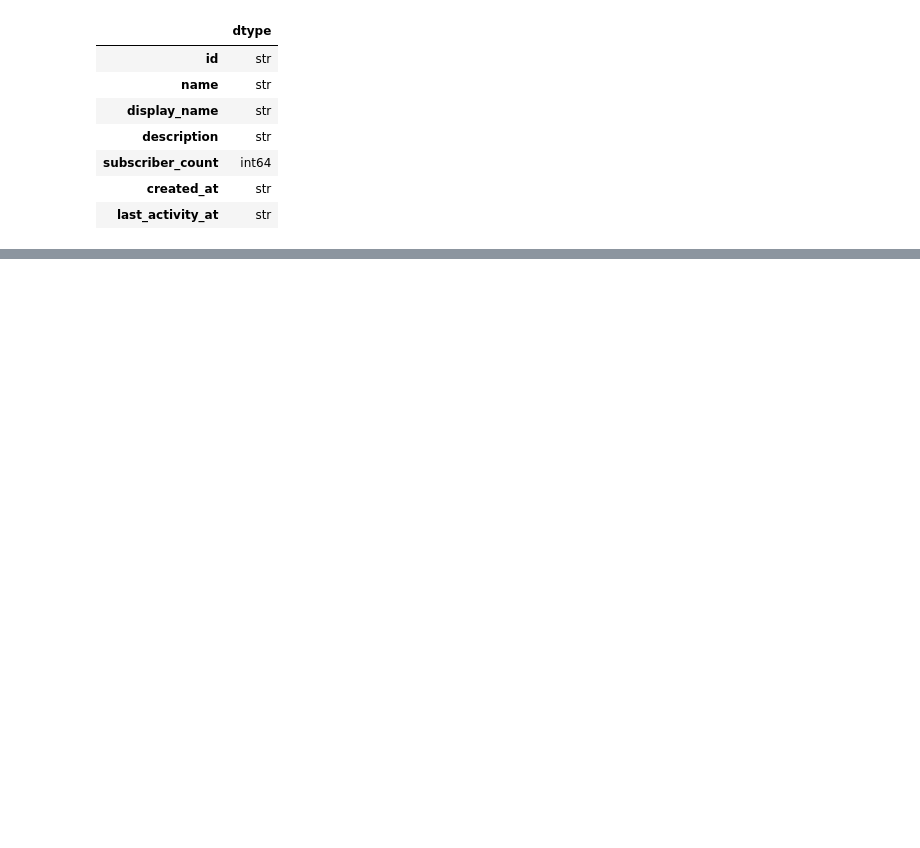
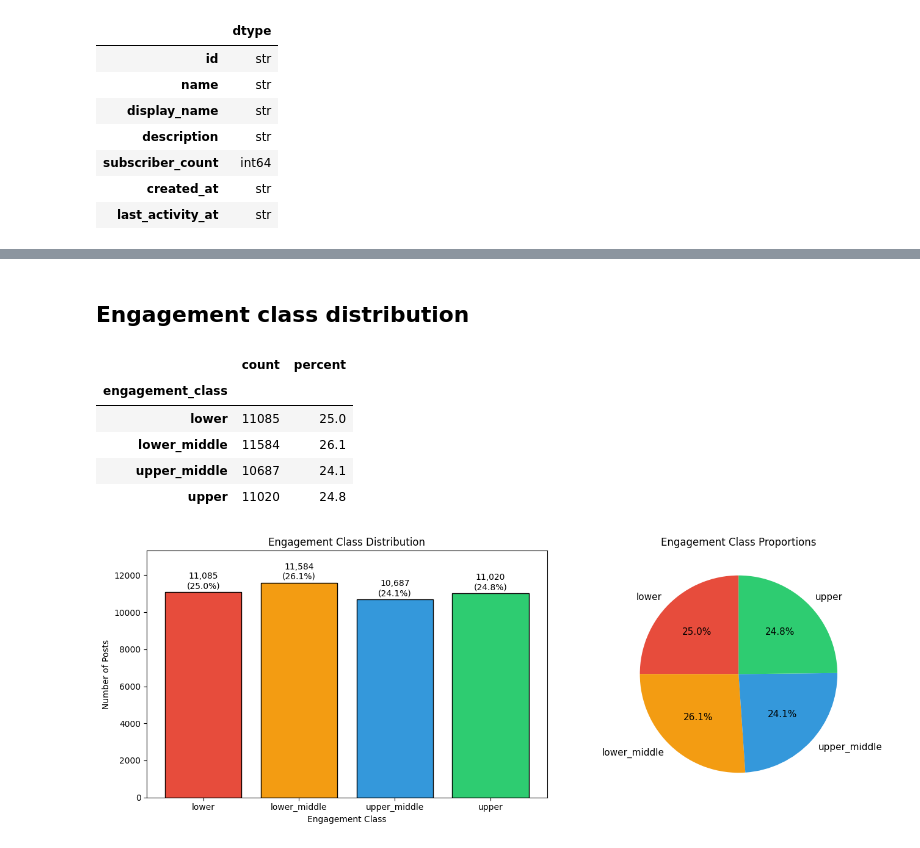
Before and after one commit to NeagDolph/CS4120_moltbook_sentiment_analysis, a Jupyter notebook: notebooks/moltbook_eda.ipynb, the cells around one changed output, grey strips where cells are left out. Saved outputs shown, nothing was run; the diff lists cells and outputs as text; code cells hidden in the pictures; blank space fills up the shorter version.

```diff
--- a/notebooks/moltbook_eda.ipynb
+++ b/notebooks/moltbook_eda.ipynb
@@ -265,0 +376,38 @@ submolts shape: (12209, 7)
+# %% [markdown]
+## Engagement class distribution
+# %%
+class_order = ["lower", "lower_middle", "upper_middle", "upper"]
+class_counts = prep["engagement_class"].value_counts().reindex(class_order)
+class_pct = (class_counts / len(prep) * 100).round(1)
+
+summary_df = pd.DataFrame({"count": class_counts, "percent": class_pct})
+display(summary_df)
+
+colors = ["#e74c3c", "#f39c12", "#3498db", "#2ecc71"]
+
+fig, axes = plt.subplots(1, 2, figsize=(14, 5))
+
+axes[0].bar(class_order, class_counts, color=colors, edgecolor="black")
+for i, (cnt, pct) in enumerate(zip(class_counts, class_pct)):
+    axes[0].text(i, cnt + 200, f"{cnt:,}\n({pct}%)", ha="center", fontsize=10)
+axes[0].set_xlabel("Engagement Class")
+axes[0].set_ylabel("Number of Posts")
+axes[0].set_title("Engagement Class Distribution")
+axes[0].set_ylim(0, class_counts.max() * 1.15)
+
+axes[1].pie(
+    class_counts, labels=class_order, colors=colors,
+    autopct="%1.1f%%", startangle=90, textprops={"fontsize": 11},
+)
+axes[1].set_title("Engagement Class Proportions")
+
+plt.tight_layout()
+plt.show()
+# %% [output]
+|  | count | percent |
+| engagement_class |  |  |
+| lower | 11085 | 25.0 |
+| lower_middle | 11584 | 26.1 |
+| upper_middle | 10687 | 24.1 |
+| upper | 11020 | 24.8 |
+[figure, added]
```
Also changed, not shown: parts of 25 cells of this notebook, 6 other files.
